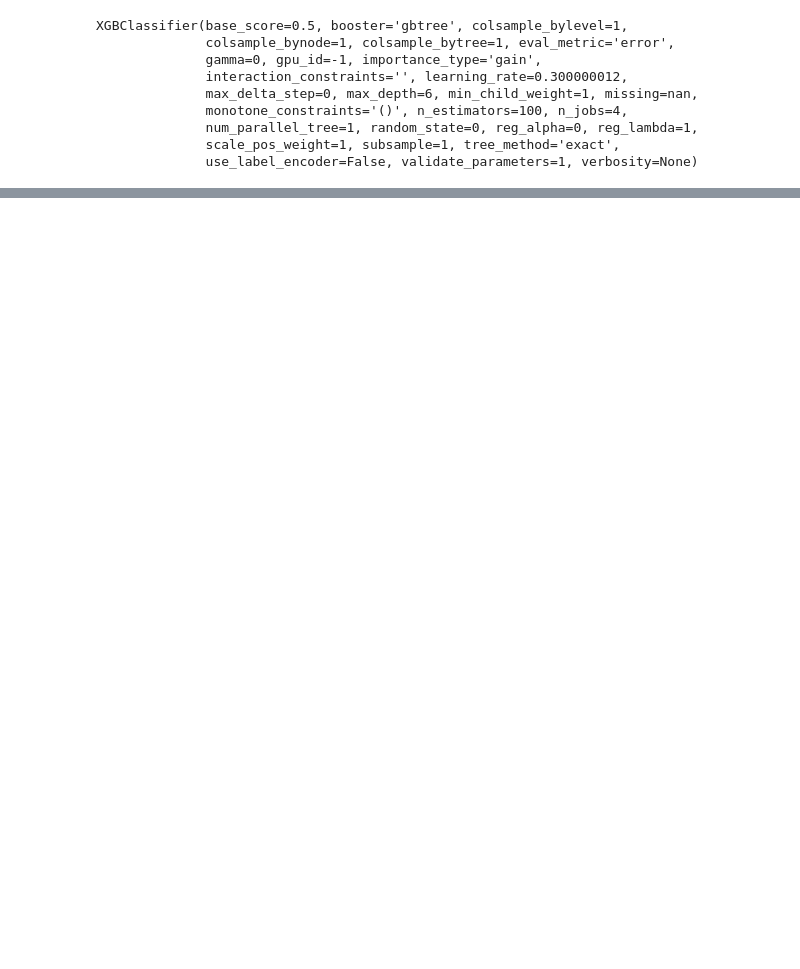
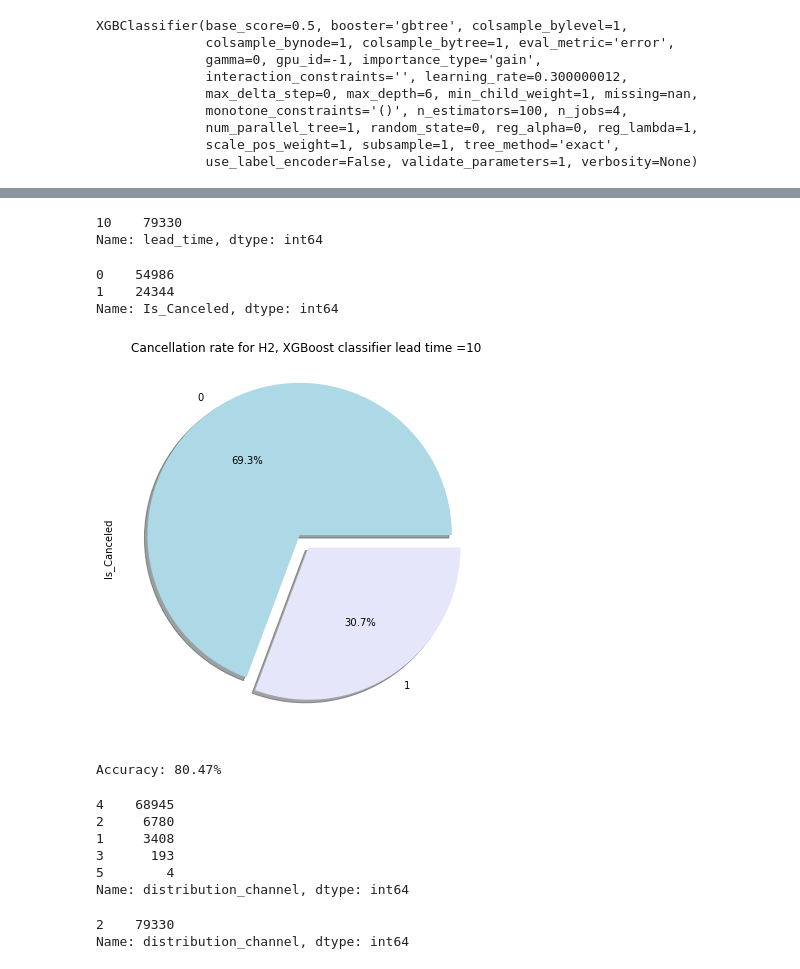
Before and after one commit to brinda-msy/HotelDemandXGBoost, a Jupyter notebook: MIS581TestDrive XGBoost for H2.ipynb, the cells around one changed output, grey strips where cells are left out. Saved outputs shown, nothing was run; the diff lists cells and outputs as text; code cells hidden in the pictures; blank space fills up the shorter version.

```diff
--- a/MIS581TestDrive XGBoost for H2.ipynb
+++ b/MIS581TestDrive XGBoost for H2.ipynb
@@ -220,0 +185,5 @@ plt.show() # displaying only chart without the extra information
+# %%
+whatif_leadtime = X.copy() # copy of original data set with features selected for model
+whatif_leadtime.loc[whatif_leadtime.lead_time !=569874574,"lead_time"] = 10
+# replace all lead times in the data set with 10
+whatif_leadtime.info() # checking for data types in the data set
@@ -220,0 +208,51 @@ plt.show() # displaying only chart without the extra information
+# %%
+whatif_leadtime['lead_time'].value_counts() # checking if entire data set has lead time as desired
+# %% [output]
+10    79330
+Name: lead_time, dtype: int64
+# %%
+LT_pred = XGBmodel.predict(whatif_leadtime) # predictions for what-if data with lead time = 10
+# %%
+df = pd.DataFrame(data=LT_pred, columns=["Is_Canceled"]) # converting and labeling predictions
+df['Is_Canceled'].value_counts()
+# %% [output]
+0    54986
+1    24344
+Name: Is_Canceled, dtype: int64
+# %%
+piedata = df['Is_Canceled'].value_counts()  # cancellation rate for pred based on test data set
+my_colors = ['lightblue','lavender'] # custom colors
+my_explode = (0.1,0) # custom effects
+plt.figure(figsize=(7,7)) #custom size for the pie chart
+piedata.plot.pie(autopct="%.1f%%",colors=my_colors,explode=my_explode,shadow=True) #pie chart creation
+plt.title("Cancellation rate for H2, XGBoost classifier lead time =10 ")
+plt.show() # displaying only chart without the extra information
+# %% [output]
+[figure, added]
+# %%
+from sklearn import metrics
+accuracy = metrics.accuracy_score(Y, LT_pred)
+print("Accuracy: %.2f%%" % (accuracy * 100.0))
+# %% [output]
+Accuracy: 80.47%
+# %%
+whatif_channel = X.copy() # creating fresh copy to do what if analysis based on distribution channel
+whatif_channel['distribution_channel'].value_counts()
+# %% [output]
+4    68945
+2     6780
+1     3408
+3      193
+5        4
+Name: distribution_channel, dtype: int64
+# %%
+whatif_channel.loc[whatif_channel.distribution_channel==1,"distribution_channel"] = 2
+whatif_channel.loc[whatif_channel.distribution_channel==2,"distribution_channel"] = 2
+whatif_channel.loc[whatif_channel.distribution_channel==3,"distribution_channel"] = 2
+whatif_channel.loc[whatif_channel.distribution_channel==4,"distribution_channel"] = 2
+whatif_channel.loc[whatif_channel.distribution_channel==5,"distribution_channel"] = 2
+#replacing all distribution channel data point with 2, which corresponds to direct web
+whatif_channel['distribution_channel'].value_counts()
+# %% [output]
+2    79330
+Name: distribution_channel, dtype: int64
```
Also changed, not shown: parts of 57 cells of this notebook.
